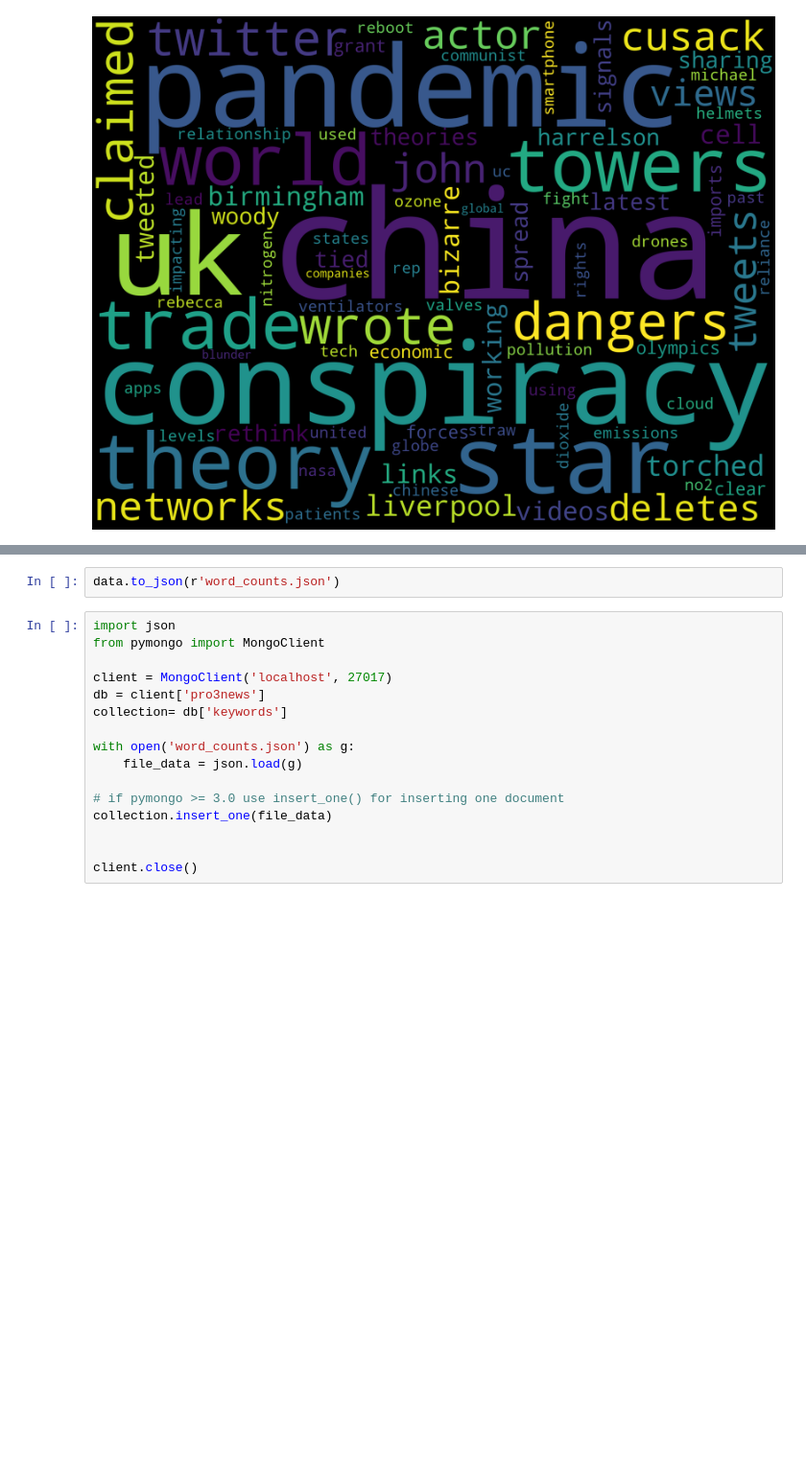
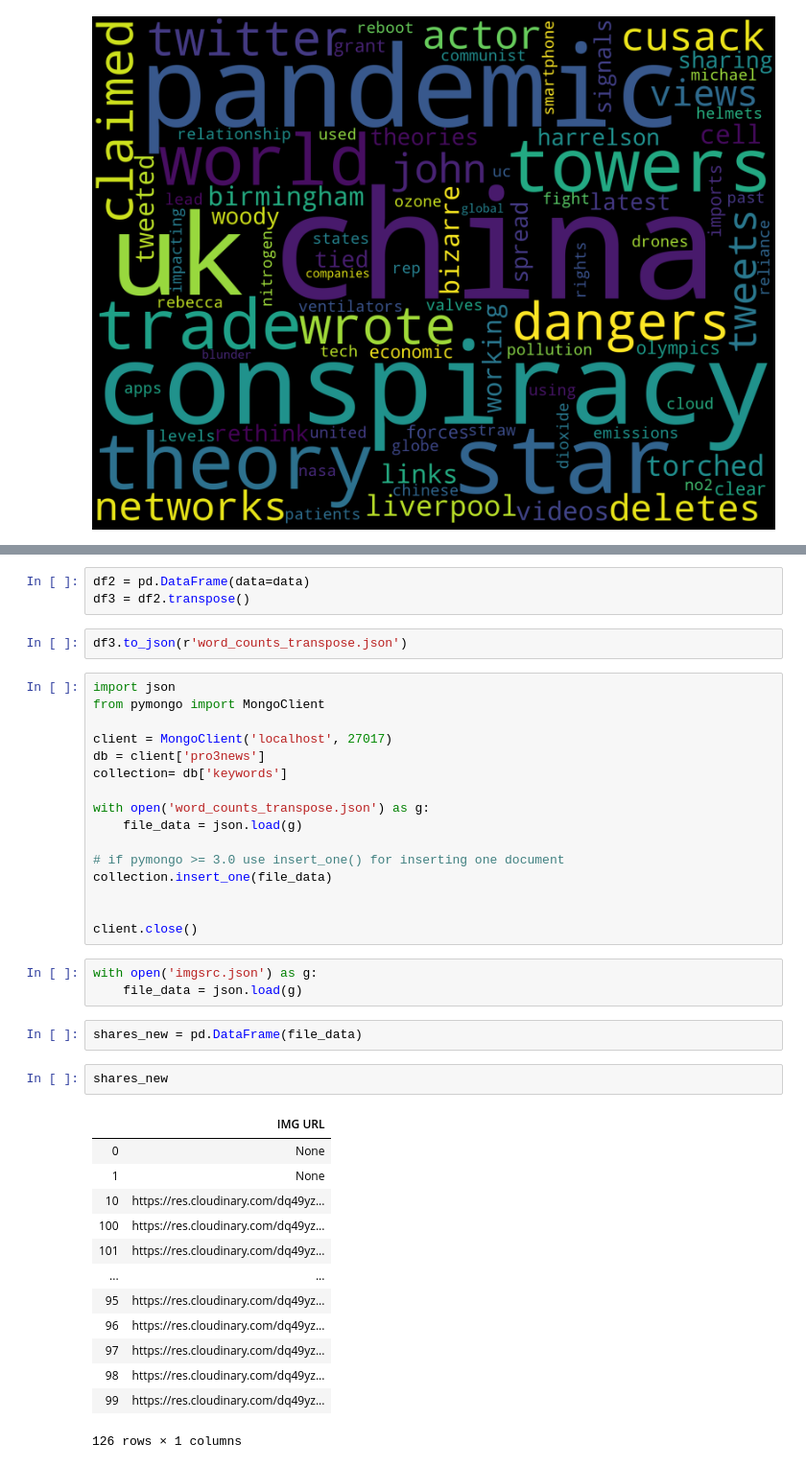
Before and after one commit to deirdrebclark/pro3-News, a Jupyter notebook: COVID-news/NLP_clean.ipynb, the cells around one changed output, grey strips where cells are left out. Shown at 96% size. Drawn from its saved outputs; the diff is of its cells as text; blank space fills up the shorter version.

Commit message:
transposed db files

```diff
--- a/COVID-news/NLP_clean.ipynb
+++ b/COVID-news/NLP_clean.ipynb
@@ -322,5 +306,8 @@ data
+# %%
+df2 = pd.DataFrame(data=data)
+df3 = df2.transpose()
 # %%
-data.to_json(r'word_counts.json')
+df3.to_json(r'word_counts_transpose.json')
 # %%
 import json
 from pymongo import MongoClient
@@ -329,7 +316,7 @@ client = MongoClient('localhost', 27017)
 db = client['pro3news']
 collection= db['keywords']
 
-with open('word_counts.json') as g:
+with open('word_counts_transpose.json') as g:
     file_data = json.load(g)
 
 # if pymongo >= 3.0 use insert_one() for inserting one document
@@ -337,3 +324,24 @@ collection.insert_one(file_data)
 
 
 client.close()
+# %%
+with open('imgsrc.json') as g:
+    file_data = json.load(g)
+# %%
+shares_new = pd.DataFrame(file_data)
+# %%
+shares_new
+# %% [output]
+|  | IMG URL |
+| 0 | None |
+| 1 | None |
+| 10 | https://res.cloudinary.com/dq49yz... |
+| 100 | https://res.cloudinary.com/dq49yz... |
+| 101 | https://res.cloudinary.com/dq49yz... |
+| ... | ... |
+| 95 | https://res.cloudinary.com/dq49yz... |
+| 96 | https://res.cloudinary.com/dq49yz... |
+| 97 | https://res.cloudinary.com/dq49yz... |
+| 98 | https://res.cloudinary.com/dq49yz... |
+| 99 | https://res.cloudinary.com/dq49yz... |
+126 rows × 1 columns
```
Also changed, not shown: parts of 6 cells of this notebook, 13 other files.
